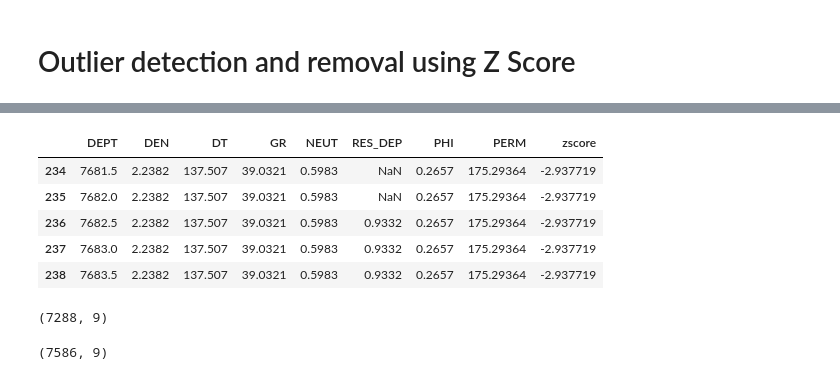
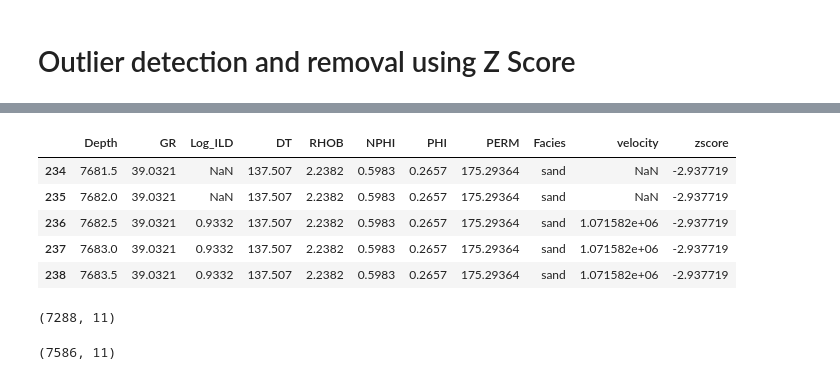
Before and after one commit to Egbetimmy/MSc-Project, a Jupyter notebook: data engineering.ipynb, the cells around one changed output, grey strips where cells are left out. Cells and saved outputs as stored; diff of their text form; code cells hidden in the pictures.

```diff
--- a/data engineering.ipynb
+++ b/data engineering.ipynb
@@ -30,0 +19,3 @@ data.head()
+# %%
+order = ['Depth', 'GR', 'Log_ILD', 'DT', 'RHOB', 'NPHI', 'PHI', 'PERM']
+data = rearrange_columns(df, order)
@@ -31,5 +31,5 @@ data.head()
 # %%
-data['Facies'] = facies_classification(data['Gamma Ray'])
+data['Facies'] = facies_classification(data['GR'])
 # %%
 data.head()
 # %% [output]
@@ -135,2 +70,0 @@ x.to_csv('data/well_4_ML.csv', index=False)
-# %%
-data = pd.read_csv('data/well_4_ML.csv')
@@ -195,6 +110,6 @@ df.GR.std()
 # %% [markdown]
 # Outlier detection and removal using Z Score
 # %%
-df['zscore'] = ( df.GR - df.GR.mean() ) / df.GR.std()
-df.head(5)
+data['zscore'] = ( data.GR - data.GR.mean() ) / data.GR.std()
+data.head(5)
 # %% [output]
@@ -234,18 +149,18 @@ df[(df.zscore<-3) | (df.zscore>3)].head()
 # %%
-df_no_outliers = df[(df.zscore>-3) & (df.zscore<3)]
-df_no_outliers.head()
+df2 = data[(data.zscore>-3) & (data.zscore<3)]
+df2.head()
 # %% [output]
-|  | DEPT | DEN | DT | GR | NEUT | RES_DEP | PHI | PERM | zscore |
-| 234 | 7681.5 | 2.2382 | 137.507 | 39.0321 | 0.5983 | NaN | 0.2657 | 175.29364 | -2.937719 |
-| 235 | 7682.0 | 2.2382 | 137.507 | 39.0321 | 0.5983 | NaN | 0.2657 | 175.29364 | -2.937719 |
-| 236 | 7682.5 | 2.2382 | 137.507 | 39.0321 | 0.5983 | 0.9332 | 0.2657 | 175.29364 | -2.937719 |
-| 237 | 7683.0 | 2.2382 | 137.507 | 39.0321 | 0.5983 | 0.9332 | 0.2657 | 175.29364 | -2.937719 |
-| 238 | 7683.5 | 2.2382 | 137.507 | 39.0321 | 0.5983 | 0.9332 | 0.2657 | 175.29364 | -2.937719 |
+|  | Depth | GR | Log_ILD | DT | RHOB | NPHI | PHI | PERM | Facies | velocity | zscore |
+| 234 | 7681.5 | 39.0321 | NaN | 137.507 | 2.2382 | 0.5983 | 0.2657 | 175.29364 | sand | NaN | -2.937719 |
+| 235 | 7682.0 | 39.0321 | NaN | 137.507 | 2.2382 | 0.5983 | 0.2657 | 175.29364 | sand | NaN | -2.937719 |
+| 236 | 7682.5 | 39.0321 | 0.9332 | 137.507 | 2.2382 | 0.5983 | 0.2657 | 175.29364 | sand | 1.071582e+06 | -2.937719 |
+| 237 | 7683.0 | 39.0321 | 0.9332 | 137.507 | 2.2382 | 0.5983 | 0.2657 | 175.29364 | sand | 1.071582e+06 | -2.937719 |
+| 238 | 7683.5 | 39.0321 | 0.9332 | 137.507 | 2.2382 | 0.5983 | 0.2657 | 175.29364 | sand | 1.071582e+06 | -2.937719 |
 # %%
-df_no_outliers.shape
+df2.shape
 # %% [output]
-(7288, 9)
+(7288, 11)
 # %%
-df.shape
+data.shape
 # %% [output]
-(7586, 9)
+(7586, 11)
```
Also changed, not shown: parts of 42 cells of this notebook.
